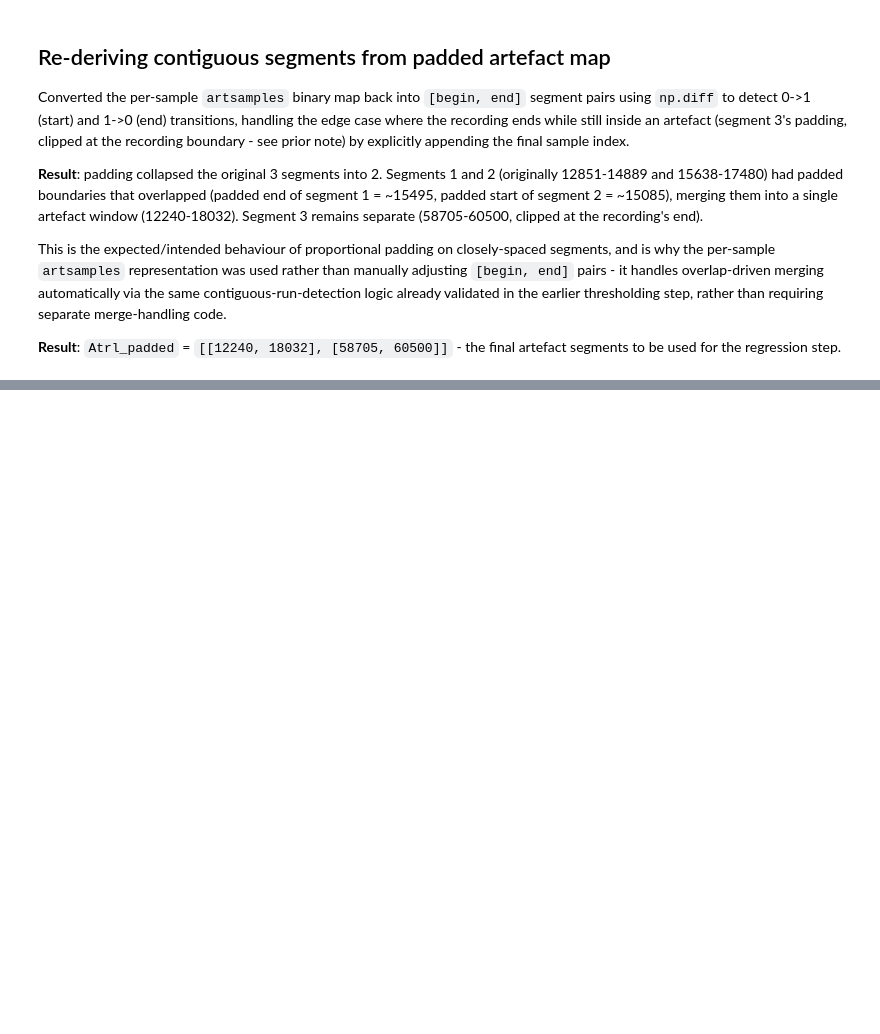
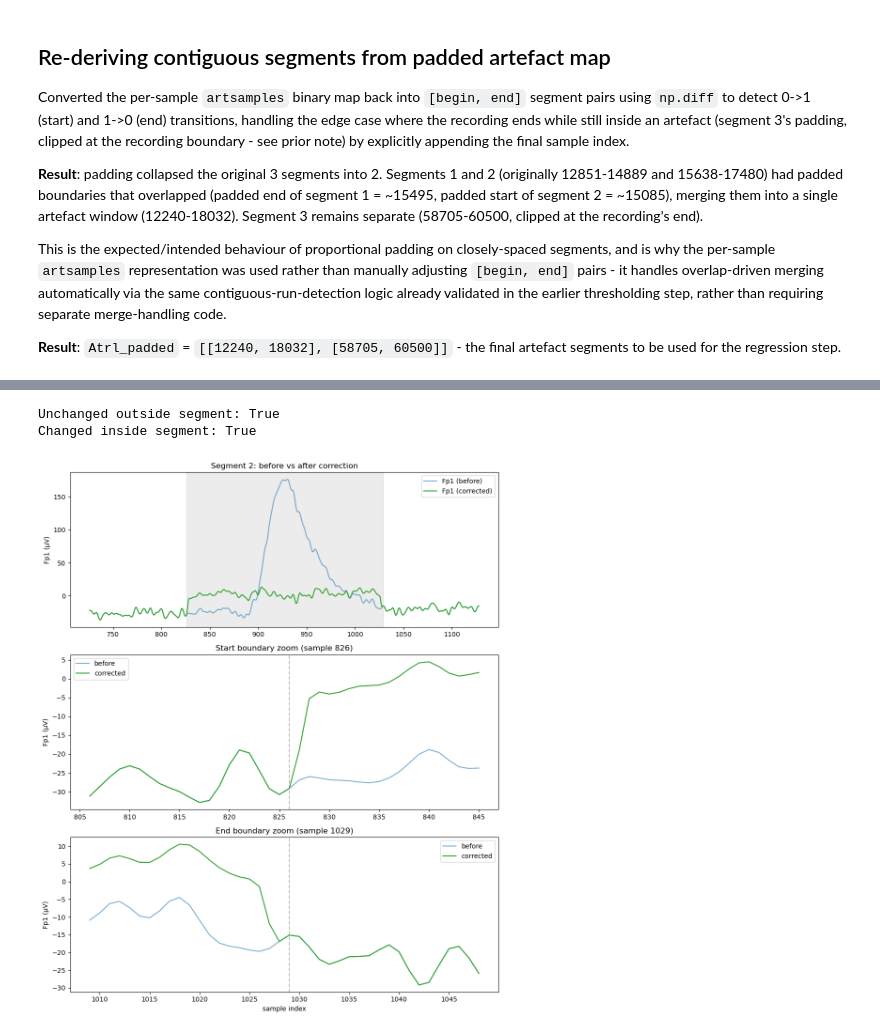
Before and after one commit to romy-weinstock/eeg-rtms-response-prediction, a Jupyter notebook: notebooks/02_preprocessing_pilot.ipynb, the cells around one changed output, grey strips where cells are left out. Cells and saved outputs as stored; diff of their text form; code cells hidden in the pictures; blank space fills up the shorter version.

```diff
--- a/notebooks/02_preprocessing_pilot.ipynb
+++ b/notebooks/02_preprocessing_pilot.ipynb
@@ -615,0 +1023,64 @@ This is the expected/intended behaviour of proportional padding on closely-space
+# %%
+#Tukey taper
+N = len(filtereddata_Fp1[826:1029])
+Attaper = scipy.signal.windows.tukey(N, alpha=0.025)  # N = segment length
+EOGweight = Attaper * beta
+
+#Constructing per sample correction
+#create copy for correction
+Fp1_corrected = filtereddata_Fp1.copy()
+
+#Apply correction only within segment 2 - subtract the tapered, beta-scaled VEOG contribution
+Fp1_corrected[segment_2_start:segment_2_end] -= EOGweight * filtereddata_VEOG[segment_2_start:segment_2_end]
+
+#Validation: confirm nothing changed outside the segment
+outside_before = np.concatenate([filtereddata_Fp1[:segment_2_start], filtereddata_Fp1[segment_2_end:]])
+outside_after = np.concatenate([Fp1_corrected[:segment_2_start], Fp1_corrected[segment_2_end:]])
+
+print(f"Unchanged outside segment: {np.array_equal(outside_before, outside_after)}")
+print(f"Changed inside segment: {not np.array_equal(filtereddata_Fp1[segment_2_start:segment_2_end], Fp1_corrected[segment_2_start:segment_2_end])}")
+# %% [output]
+Unchanged outside segment: True
+Changed inside segment: True
+# %%
+## Visual validation: before/after correction, segment + boundary zoom
+
+fig, axes = plt.subplots(3, 1, figsize=(10, 12))
+
+# Full segment, with margin
+margin = 100
+plot_start, plot_end = segment_2_start - margin, segment_2_end + margin
+x_plot = np.arange(plot_start, plot_end)
+axes[0].plot(x_plot, filtereddata_Fp1[plot_start:plot_end], color='tab:blue', label='Fp1 (before)', alpha=0.6)
+axes[0].plot(x_plot, Fp1_corrected[plot_start:plot_end], color='tab:green', label='Fp1 (corrected)')
+axes[0].axvspan(segment_2_start, segment_2_end, color='grey', alpha=0.15)
+axes[0].set_title('Segment 2: before vs after correction')
+axes[0].set_ylabel('Fp1 (µV)')
+axes[0].legend()
+
+# Zoom on start boundary (826)
+b_margin = 20
+axes[1].plot(np.arange(segment_2_start - b_margin, segment_2_start + b_margin),
+             filtereddata_Fp1[segment_2_start - b_margin:segment_2_start + b_margin], color='tab:blue', alpha=0.6, label='before')
+axes[1].plot(np.arange(segment_2_start - b_margin, segment_2_start + b_margin),
+             Fp1_corrected[segment_2_start - b_margin:segment_2_start + b_margin], color='tab:green', label='corrected')
+axes[1].axvline(segment_2_start, color='grey', linestyle='--', alpha=0.5)
+axes[1].set_title(f'Start boundary zoom (sample {segment_2_start})')
+axes[1].set_ylabel('Fp1 (µV)')
+axes[1].legend()
+
+# Zoom on end boundary (1029)
+axes[2].plot(np.arange(segment_2_end - b_margin, segment_2_end + b_margin),
+             filtereddata_Fp1[segment_2_end - b_margin:segment_2_end + b_margin], color='tab:blue', alpha=0.6, label='before')
+axes[2].plot(np.arange(segment_2_end - b_margin, segment_2_end + b_margin),
+             Fp1_corrected[segment_2_end - b_margin:segment_2_end + b_margin], color='tab:green', label='corrected')
+axes[2].axvline(segment_2_end, color='grey', linestyle='--', alpha=0.5)
+axes[2].set_title(f'End boundary zoom (sample {segment_2_end})')
+axes[2].set_xlabel('sample index')
+axes[2].set_ylabel('Fp1 (µV)')
+axes[2].legend()
+
+fig.tight_layout()
+plt.show()
+# %% [output]
+[figure, added]
```
Also changed, not shown: parts of 22 cells of this notebook, 1 other file.
